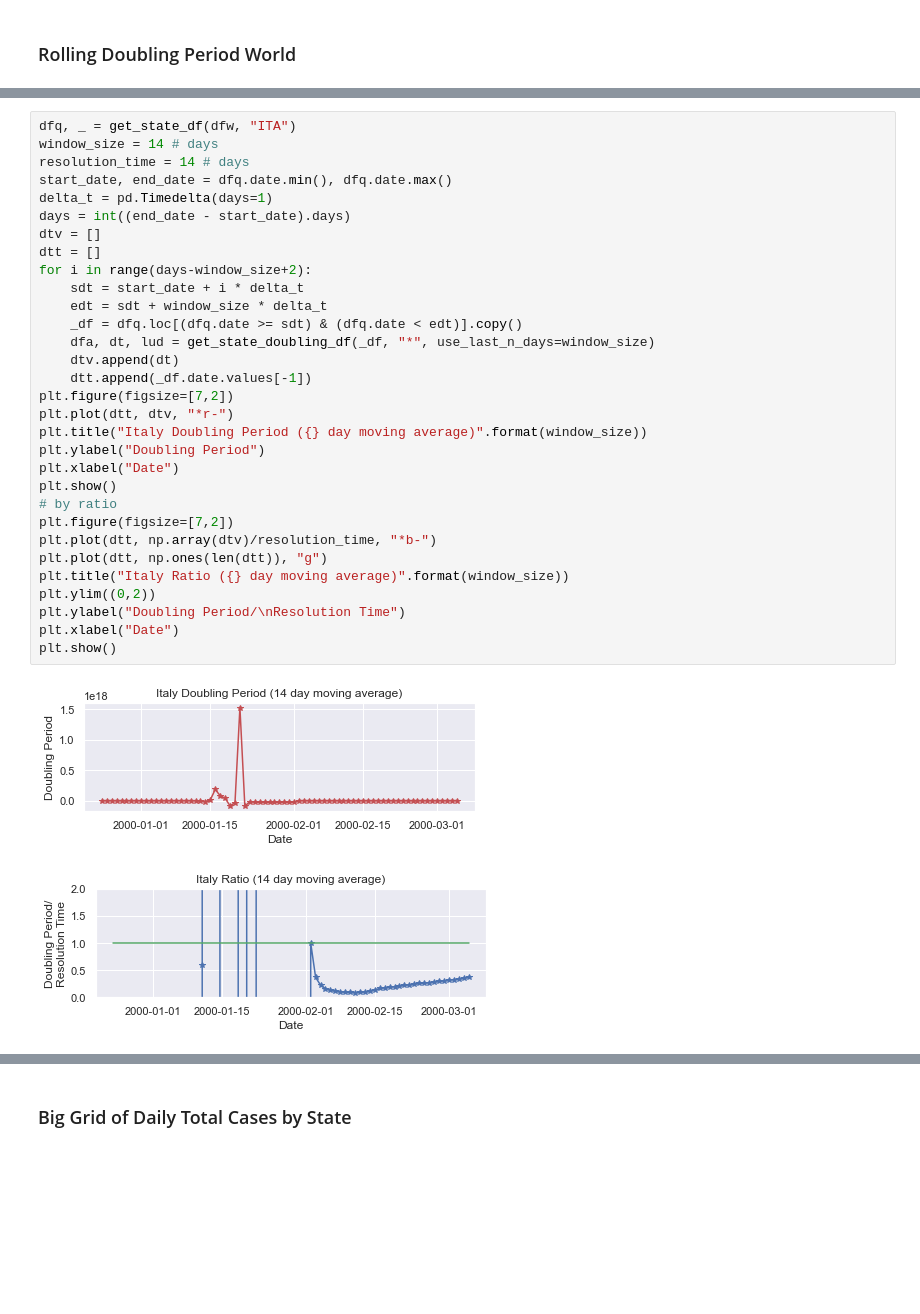
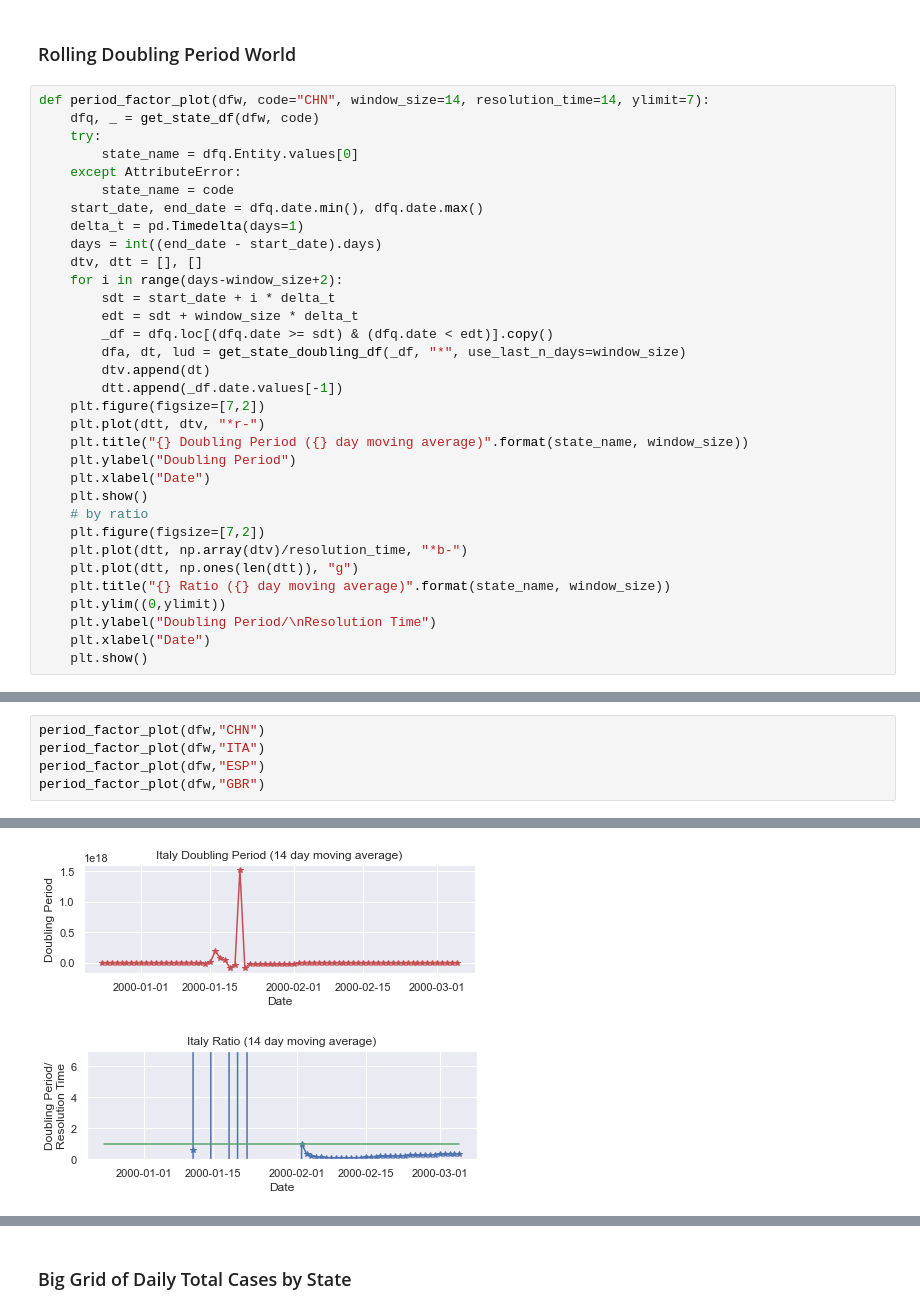
Before and after one commit to DrSkippy/2020covid19, a Jupyter notebook: comparisons.ipynb, the cells around one changed output, grey strips where cells are left out. Drawn from its saved outputs; the diff is of its cells as text; blank space fills up the shorter version.

Commit message:
create a function for doubling and factor

```diff
--- a/comparisons.ipynb
+++ b/comparisons.ipynb
@@ -299,6 +299,39 @@ plt.show()
 [figure]
 # %% [markdown]
 ### Rolling Doubling Period World
+# %%
+def period_factor_plot(dfw, code="CHN", window_size=14, resolution_time=14, ylimit=7):
+    dfq, _ = get_state_df(dfw, code)
+    try:
+        state_name = dfq.Entity.values[0]
+    except AttributeError:
+        state_name = code
+    start_date, end_date = dfq.date.min(), dfq.date.max()
+    delta_t = pd.Timedelta(days=1)
+    days = int((end_date - start_date).days)
+    dtv, dtt = [], []
+    for i in range(days-window_size+2):
+        sdt = start_date + i * delta_t
+        edt = sdt + window_size * delta_t
+        _df = dfq.loc[(dfq.date >= sdt) & (dfq.date < edt)].copy()
+        dfa, dt, lud = get_state_doubling_df(_df, "*", use_last_n_days=window_size)
+        dtv.append(dt)
+        dtt.append(_df.date.values[-1])
+    plt.figure(figsize=[7,2])
+    plt.plot(dtt, dtv, "*r-")
+    plt.title("{} Doubling Period ({} day moving average)".format(state_name, window_size))
+    plt.ylabel("Doubling Period")
+    plt.xlabel("Date")
+    plt.show()
+    # by ratio
+    plt.figure(figsize=[7,2])
+    plt.plot(dtt, np.array(dtv)/resolution_time, "*b-")
+    plt.plot(dtt, np.ones(len(dtt)), "g")
+    plt.title("{} Ratio ({} day moving average)".format(state_name, window_size))
+    plt.ylim((0,ylimit))
+    plt.ylabel("Doubling Period/\nResolution Time")
+    plt.xlabel("Date")
+    plt.show()
 # %%
 dfw, wsl = get_world_dataset_df_from_file()
 dfw.head()
@@ -346,34 +345,6 @@ plt.show()
-# %%
-dfq, _ = get_state_df(dfw, "ITA")
-window_size = 14 # days
-resolution_time = 14 # days
-start_date, end_date = dfq.date.min(), dfq.date.max()
-delta_t = pd.Timedelta(days=1)
-days = int((end_date - start_date).days)
-dtv = []
-dtt = []
-for i in range(days-window_size+2):
-    sdt = start_date + i * delta_t
-    edt = sdt + window_size * delta_t
-    _df = dfq.loc[(dfq.date >= sdt) & (dfq.date < edt)].copy()
-    dfa, dt, lud = get_state_doubling_df(_df, "*", use_last_n_days=window_size)
-    dtv.append(dt)
-    dtt.append(_df.date.values[-1])
-plt.figure(figsize=[7,2])
-plt.plot(dtt, dtv, "*r-")
-plt.title("Italy Doubling Period ({} day moving average)".format(window_size))
-plt.ylabel("Doubling Period")
-plt.xlabel("Date")
-plt.show()
-# by ratio
-plt.figure(figsize=[7,2])
-plt.plot(dtt, np.array(dtv)/resolution_time, "*b-")
-plt.plot(dtt, np.ones(len(dtt)), "g")
-plt.title("Italy Ratio ({} day moving average)".format(window_size))
-plt.ylim((0,2))
-plt.ylabel("Doubling Period/\nResolution Time")
-plt.xlabel("Date")
-plt.show()
-# %% [output]
-[figure, removed]
-[figure, removed]
+# %%
+period_factor_plot(dfw,"CHN")
+period_factor_plot(dfw,"ITA")
+period_factor_plot(dfw,"ESP")
+period_factor_plot(dfw,"GBR")
+# %% [output]
@@ -379,0 +353,2 @@ plt.show()
+[figure, added]
+[figure, added]
```
Also changed, not shown: parts of 4 cells of this notebook.
